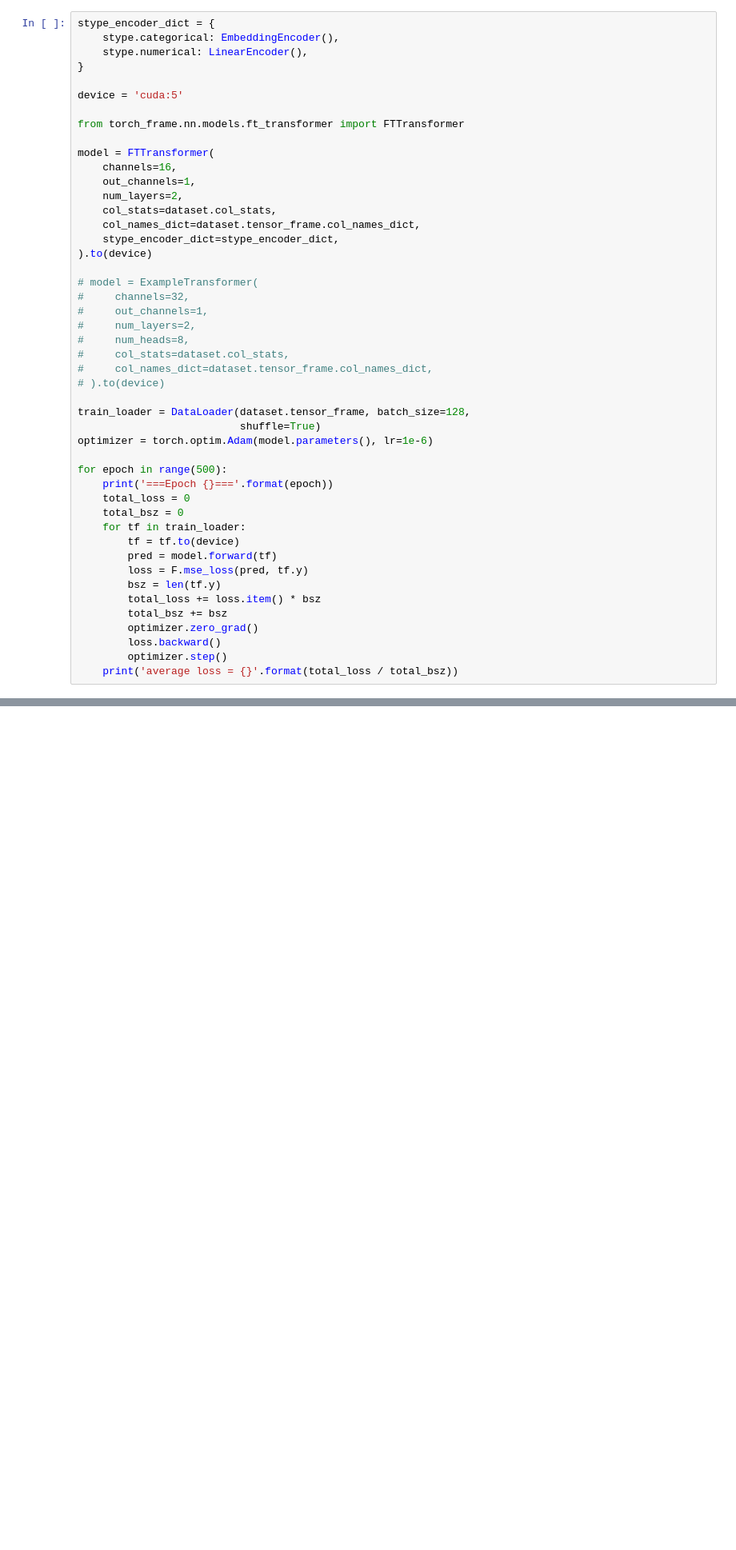
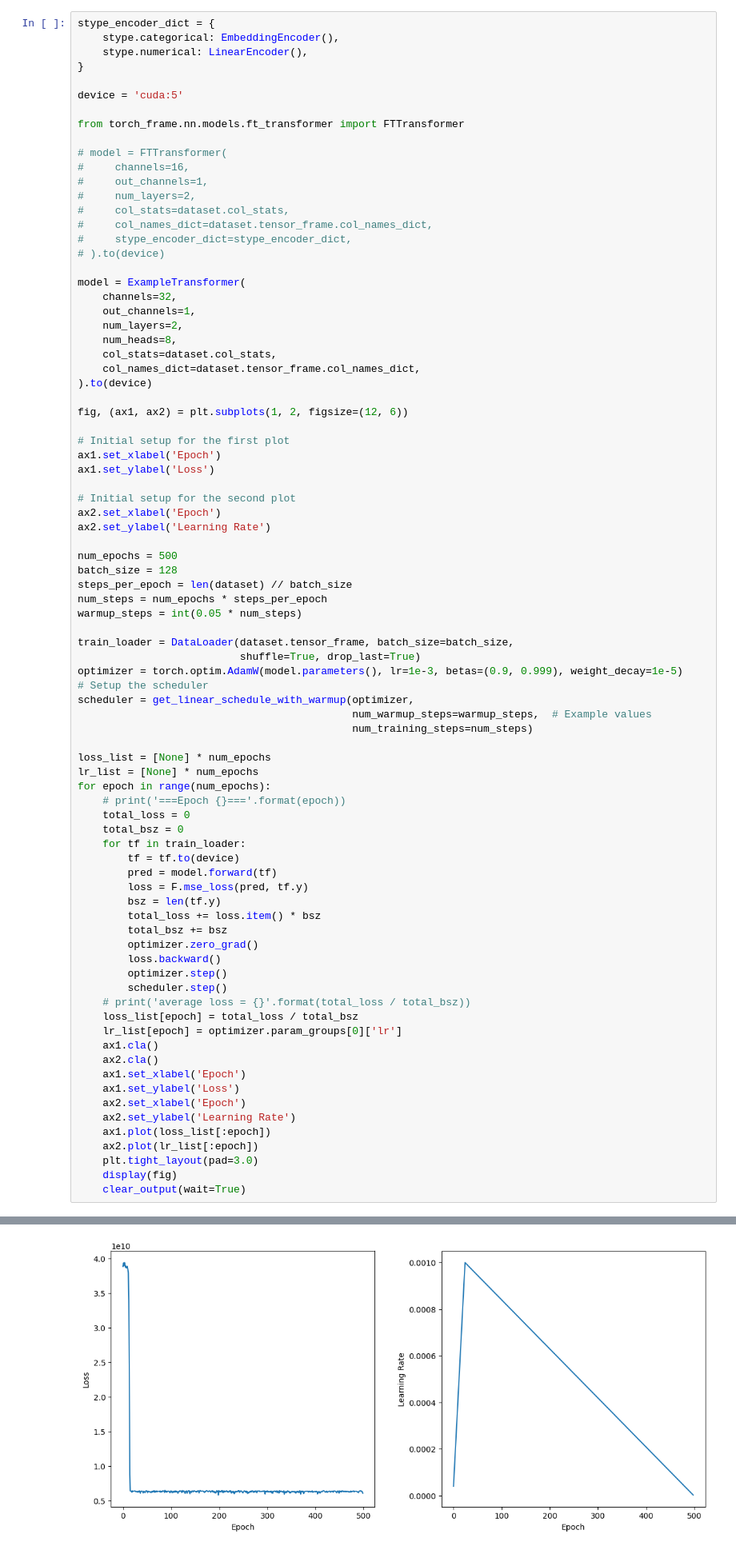
Before and after one commit to RuntianZ/kaggle, a Jupyter notebook: house-prices-torch-frame.ipynb, the cells around one changed output, grey strips where cells are left out. Shown at 80% size. Cells and saved outputs as stored; diff of their text form; blank space fills up the shorter version.

Commit message:
frame

```diff
--- a/house-prices-torch-frame.ipynb
+++ b/house-prices-torch-frame.ipynb
@@ -87,30 +91,52 @@ device = 'cuda:5'
 
 from torch_frame.nn.models.ft_transformer import FTTransformer
 
-model = FTTransformer(
-    channels=16,
+# model = FTTransformer(
+#     channels=16,
+#     out_channels=1,
+#     num_layers=2,
+#     col_stats=dataset.col_stats,
+#     col_names_dict=dataset.tensor_frame.col_names_dict,
+#     stype_encoder_dict=stype_encoder_dict,
+# ).to(device)
+
+model = ExampleTransformer(
+    channels=32,
     out_channels=1,
     num_layers=2,
+    num_heads=8,
     col_stats=dataset.col_stats,
     col_names_dict=dataset.tensor_frame.col_names_dict,
-    stype_encoder_dict=stype_encoder_dict,
 ).to(device)
 
-# model = ExampleTransformer(
-#     channels=32,
-#     out_channels=1,
-#     num_layers=2,
-#     num_heads=8,
-#     col_stats=dataset.col_stats,
-#     col_names_dict=dataset.tensor_frame.col_names_dict,
-# ).to(device)
+fig, (ax1, ax2) = plt.subplots(1, 2, figsize=(12, 6))
 
-train_loader = DataLoader(dataset.tensor_frame, batch_size=128,
-                          shuffle=True)
-optimizer = torch.optim.Adam(model.parameters(), lr=1e-6)
+# Initial setup for the first plot
+ax1.set_xlabel('Epoch')
+ax1.set_ylabel('Loss')
 
-for epoch in range(500):
-    print('===Epoch {}==='.format(epoch))
+# Initial setup for the second plot
+ax2.set_xlabel('Epoch')
+ax2.set_ylabel('Learning Rate')
+
+num_epochs = 500
+batch_size = 128
+steps_per_epoch = len(dataset) // batch_size
+num_steps = num_epochs * steps_per_epoch
+warmup_steps = int(0.05 * num_steps)
+
+train_loader = DataLoader(dataset.tensor_frame, batch_size=batch_size,
+                          shuffle=True, drop_last=True)
+optimizer = torch.optim.AdamW(model.parameters(), lr=1e-3, betas=(0.9, 0.999), weight_decay=1e-5)
+# Setup the scheduler
+scheduler = get_linear_schedule_with_warmup(optimizer,
+                                            num_warmup_steps=warmup_steps,  # Example values
+                                            num_training_steps=num_steps)
+
+loss_list = [None] * num_epochs
+lr_list = [None] * num_epochs
+for epoch in range(num_epochs):
+    # print('===Epoch {}==='.format(epoch))
     total_loss = 0
     total_bsz = 0
     for tf in train_loader:
@@ -123,5 +149,19 @@ for epoch in range(500):
         optimizer.zero_grad()
         loss.backward()
         optimizer.step()
-    print('average loss = {}'.format(total_loss / total_bsz))
+        scheduler.step()
+    # print('average loss = {}'.format(total_loss / total_bsz))
+    loss_list[epoch] = total_loss / total_bsz
+    lr_list[epoch] = optimizer.param_groups[0]['lr']
+    ax1.cla()
+    ax2.cla()
+    ax1.set_xlabel('Epoch')
+    ax1.set_ylabel('Loss')
+    ax2.set_xlabel('Epoch')
+    ax2.set_ylabel('Learning Rate')
+    ax1.plot(loss_list[:epoch])
+    ax2.plot(lr_list[:epoch])
+    plt.tight_layout(pad=3.0)
+    display(fig)
+    clear_output(wait=True)
 # %% [output]
@@ -129,3 +168,4 @@ AssertionError: Torch not compiled with CUDA enabled
+[figure, added]
 # %%
 model.forward(dataset.tensor_frame.to(device))
 # %% [output]
```
Also changed, not shown: parts of 3 cells of this notebook.
